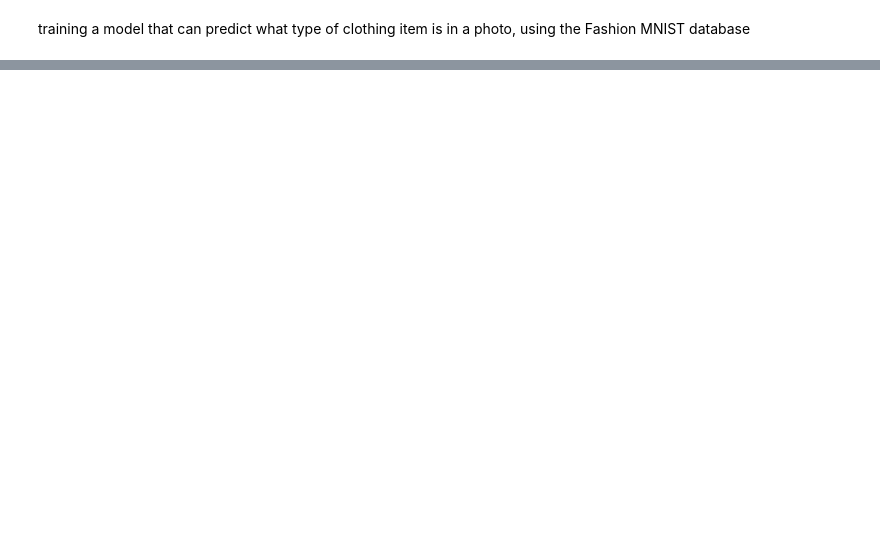
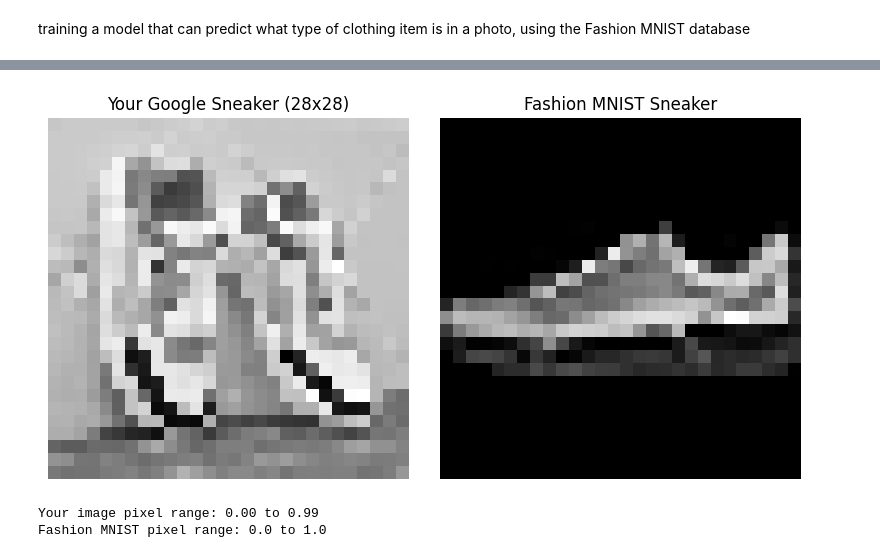
Before and after one commit to PantofaruTudor/AI-closet, a Jupyter notebook: Jupyter/model.ipynb, the cells around one changed output, grey strips where cells are left out. Saved outputs shown, nothing was run; the diff lists cells and outputs as text; code cells hidden in the pictures; blank space fills up the shorter version.

```diff
--- a/Jupyter/model.ipynb
+++ b/Jupyter/model.ipynb
@@ -25,0 +130,37 @@ Dimensiunea este de (28, 28) pixeli
+# %%
+import matplotlib.pyplot as plt
+import numpy as np
+from tensorflow.keras.preprocessing import image
+
+class_names = ['T-shirt/top', 'Trouser', 'Pullover', 'Dress', 'Coat',
+               'Sandal', 'Shirt', 'Sneaker', 'Bag', 'Ankle boot']
+
+# Load your Google image
+test_image = image.load_img('sneaker.jpg',
+                             target_size=(28, 28),
+                             color_mode='grayscale')
+
+# Show it side-by-side with a Fashion MNIST sneaker
+fig, axes = plt.subplots(1, 2, figsize=(8, 4))
+
+# Your Google image (processed)
+test_array = image.img_to_array(test_image) / 255.0
+axes[0].imshow(test_array.reshape(28, 28), cmap='gray')
+axes[0].set_title("Your Google Sneaker (28x28)")
+axes[0].axis('off')
+
+# Fashion MNIST sneaker example (class 7 = Sneaker)
+sneaker_idx = np.where(test_labels == 7)[0][0]
+axes[1].imshow(test_images[sneaker_idx].reshape(28, 28), cmap='gray')
+axes[1].set_title("Fashion MNIST Sneaker")
+axes[1].axis('off')
+
+plt.tight_layout()
+plt.show()
+
+print(f"Your image pixel range: {test_array.min():.2f} to {test_array.max():.2f}")
+print(f"Fashion MNIST pixel range: {test_images.min()} to {test_images.max()}")
+# %% [output]
+[figure, added]
+Your image pixel range: 0.00 to 0.99
+Fashion MNIST pixel range: 0.0 to 1.0
```
Also changed, not shown: parts of 9 cells of this notebook, 12 other files.
